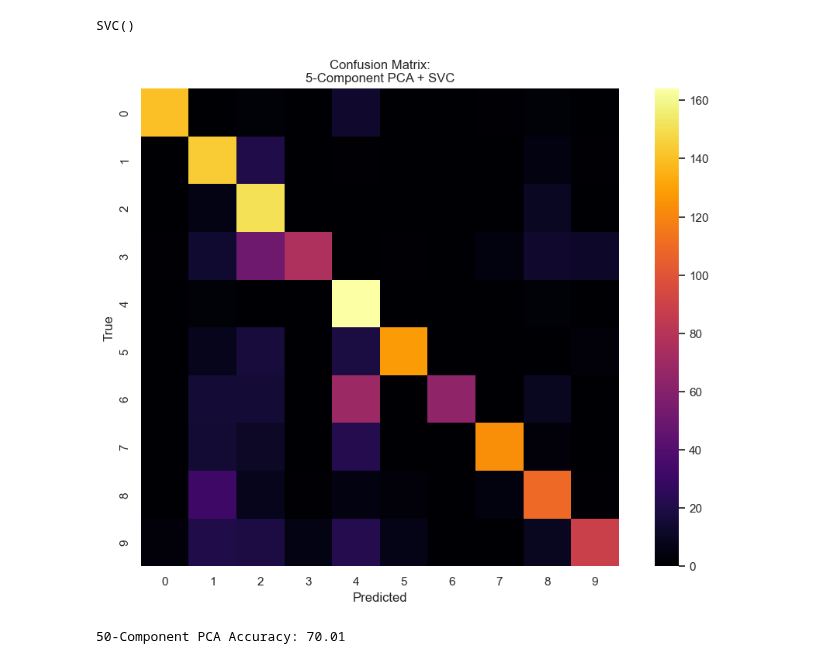
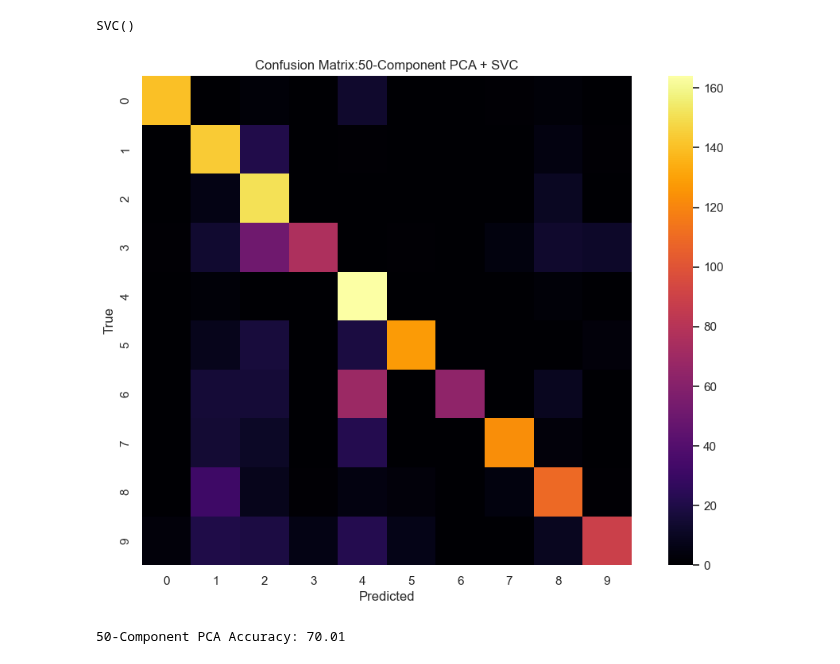
Before and after one commit to thaynecurrie/phys7903_fall2026, a Jupyter notebook: ScientificPythonNotes/NumPy/Python_NumPy_part9.ipynb, the cells around one changed output. Drawn from its saved outputs; the diff is of its cells as text; code cells hidden in the pictures.

```diff
--- a/ScientificPythonNotes/NumPy/Python_NumPy_part9.ipynb
+++ b/ScientificPythonNotes/NumPy/Python_NumPy_part9.ipynb
@@ -534,15 +551,15 @@ y_validationnoisy = ytestnoisy
 # %%
 
 
 
 pca_cmnoisy = confusion_matrix(y_validationnoisy,yhat_validationnoisy)
 sns.heatmap(pca_cmnoisy, square=True, cmap='inferno')
-plt.title('Confusion Matrix:\n5-Component PCA + SVC')
+plt.title('Confusion Matrix:{0:d}-Component PCA + SVC'.format(npca))
 plt.ylabel('True')
 plt.xlabel('Predicted')
 plt.show()
 # %% [output]
-[figure, old version]
+[figure, new version]
 # %%
 total = pca_cmnoisy.sum(axis=None)
 correct = pca_cmnoisy.diagonal().sum()
```
Also changed, not shown: parts of 17 cells of this notebook.
